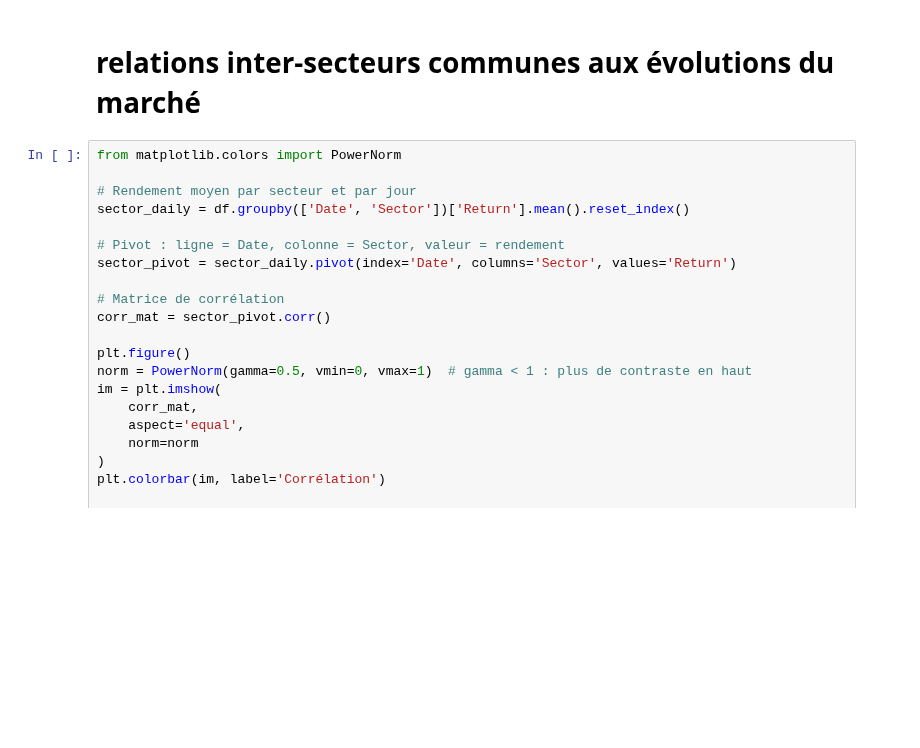
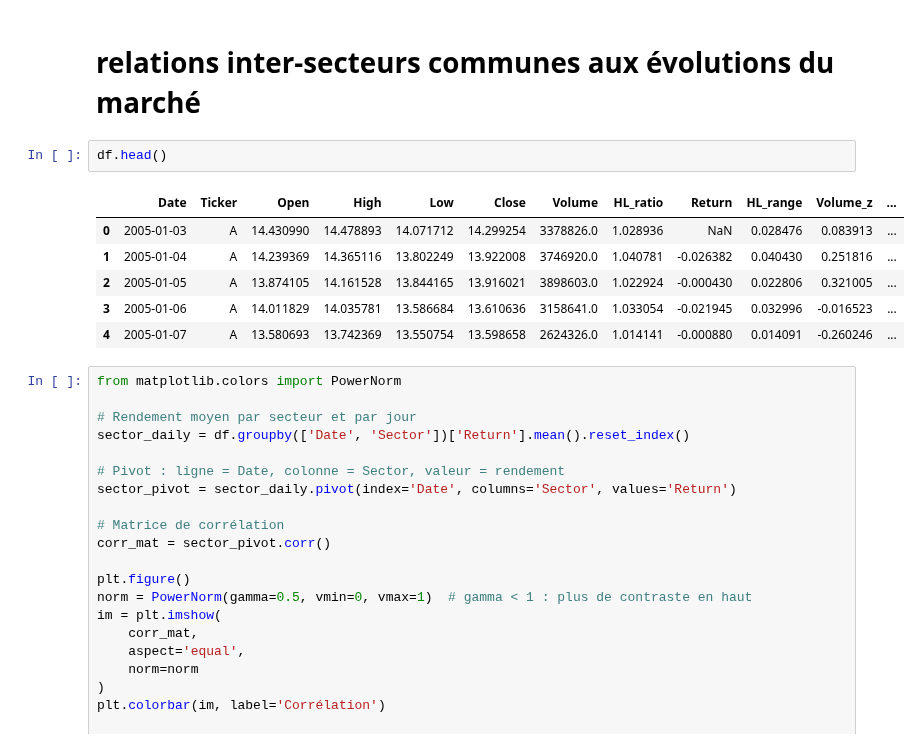
Before and after one commit to diabitbol/alpha-ranking-benchmark, a Jupyter notebook: final/assignement.ipynb, the cells around one changed output. Saved outputs shown, nothing was run; the diff lists cells and outputs as text; blank space fills up the shorter version.

```diff
--- a/final/assignement.ipynb
+++ b/final/assignement.ipynb
@@ -559,6 +642,15 @@ Les secteurs intermédiaires comme Health Care, Industrials et Materials montren
 Ce graphique montre ainsi que la volatilité n’est pas seulement différente entre secteurs, mais également inégalement dispersée au sein de chaque secteur : certains secteurs sont structurellement homogènes, tandis que d’autres regroupent des entreprises dont les profils de risque divergent fortement.
 # %% [markdown]
 # relations inter-secteurs communes aux évolutions du marché
+# %%
+df.head()
+# %% [output]
+|  | Date | Ticker | Open | High | Low | Close | Volume | HL_ratio | Return | HL_range | Volume_z | ... |
+| 0 | 2005-01-03 | A | 14.430990 | 14.478893 | 14.071712 | 14.299254 | 3378826.0 | 1.028936 | NaN | 0.028476 | 0.083913 | ... |
+| 1 | 2005-01-04 | A | 14.239369 | 14.365116 | 13.802249 | 13.922008 | 3746920.0 | 1.040781 | -0.026382 | 0.040430 | 0.251816 | ... |
+| 2 | 2005-01-05 | A | 13.874105 | 14.161528 | 13.844165 | 13.916021 | 3898603.0 | 1.022924 | -0.000430 | 0.022806 | 0.321005 | ... |
+| 3 | 2005-01-06 | A | 14.011829 | 14.035781 | 13.586684 | 13.610636 | 3158641.0 | 1.033054 | -0.021945 | 0.032996 | -0.016523 | ... |
+| 4 | 2005-01-07 | A | 13.580693 | 13.742369 | 13.550754 | 13.598658 | 2624326.0 | 1.014141 | -0.000880 | 0.014091 | -0.260246 | ... |
 # %%
 from matplotlib.colors import PowerNorm
 
```
Also changed, not shown: parts of 58 cells of this notebook.
